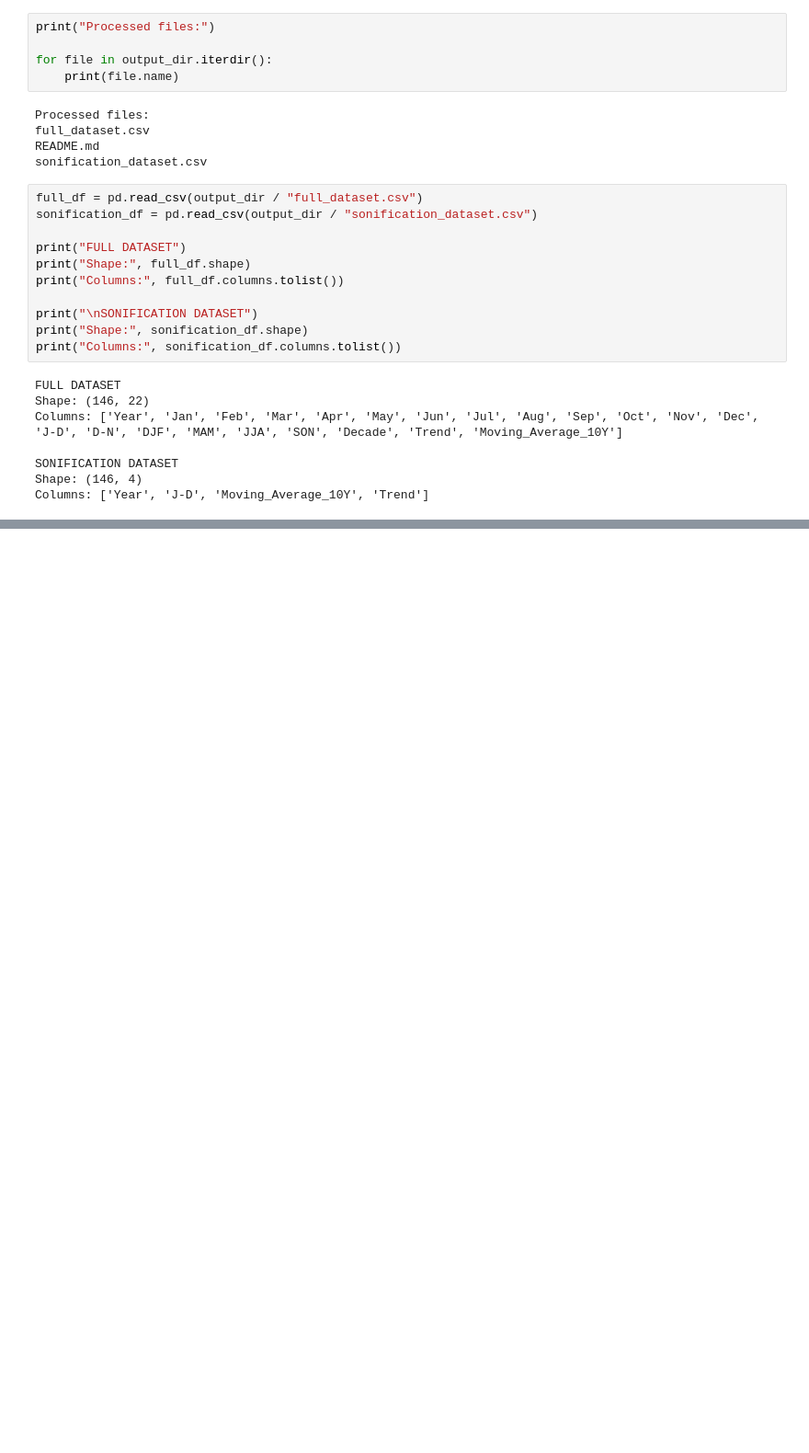
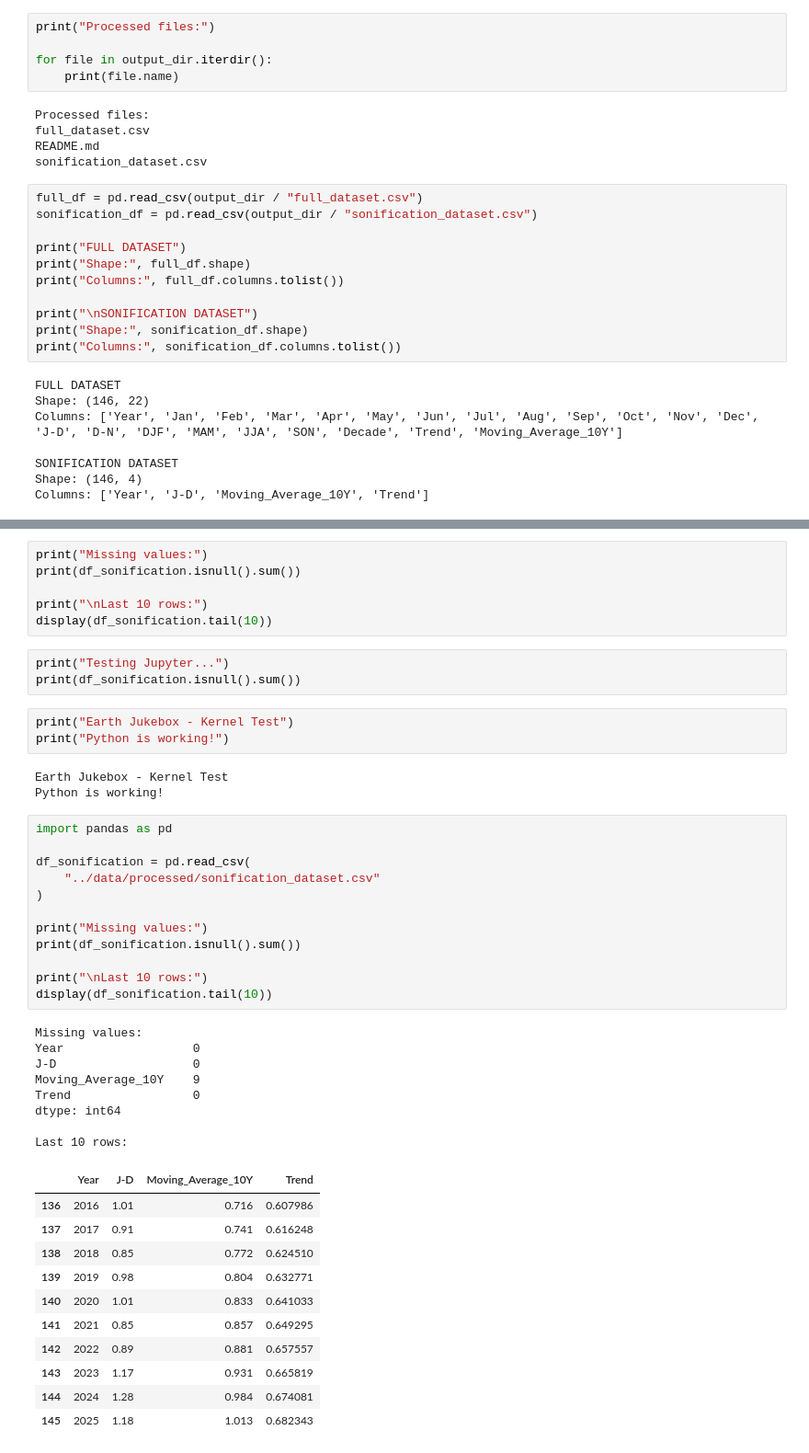
Before and after one commit to HibaHAJAJI/Earth-Jukebox, a Jupyter notebook: notebooks/01_data_inspection.ipynb, the cells around one changed output, grey strips where cells are left out. Shown at 92% size. Saved outputs shown, nothing was run; the diff lists cells and outputs as text; blank space fills up the shorter version.

```diff
--- a/notebooks/01_data_inspection.ipynb
+++ b/notebooks/01_data_inspection.ipynb
@@ -1786,0 +1787,47 @@ Columns: ['Year', 'J-D', 'Moving_Average_10Y', 'Trend']
+# %%
+print("Missing values:")
+print(df_sonification.isnull().sum())
+
+print("\nLast 10 rows:")
+display(df_sonification.tail(10))
+# %%
+print("Testing Jupyter...")
+print(df_sonification.isnull().sum())
+# %%
+print("Earth Jukebox - Kernel Test")
+print("Python is working!")
+# %% [output]
+Earth Jukebox - Kernel Test
+Python is working!
+# %%
+import pandas as pd
+
+df_sonification = pd.read_csv(
+    "../data/processed/sonification_dataset.csv"
+)
+
+print("Missing values:")
+print(df_sonification.isnull().sum())
+
+print("\nLast 10 rows:")
+display(df_sonification.tail(10))
+# %% [output]
+Missing values:
+Year                  0
+J-D                   0
+Moving_Average_10Y    9
+Trend                 0
+dtype: int64
+
+Last 10 rows:
+|  | Year | J-D | Moving_Average_10Y | Trend |
+| 136 | 2016 | 1.01 | 0.716 | 0.607986 |
+| 137 | 2017 | 0.91 | 0.741 | 0.616248 |
+| 138 | 2018 | 0.85 | 0.772 | 0.624510 |
+| 139 | 2019 | 0.98 | 0.804 | 0.632771 |
+| 140 | 2020 | 1.01 | 0.833 | 0.641033 |
+| 141 | 2021 | 0.85 | 0.857 | 0.649295 |
+| 142 | 2022 | 0.89 | 0.881 | 0.657557 |
+| 143 | 2023 | 1.17 | 0.931 | 0.665819 |
+| 144 | 2024 | 1.28 | 0.984 | 0.674081 |
+| 145 | 2025 | 1.18 | 1.013 | 0.682343 |
```
Also changed, not shown: parts of 21 cells of this notebook, 1 other file.
